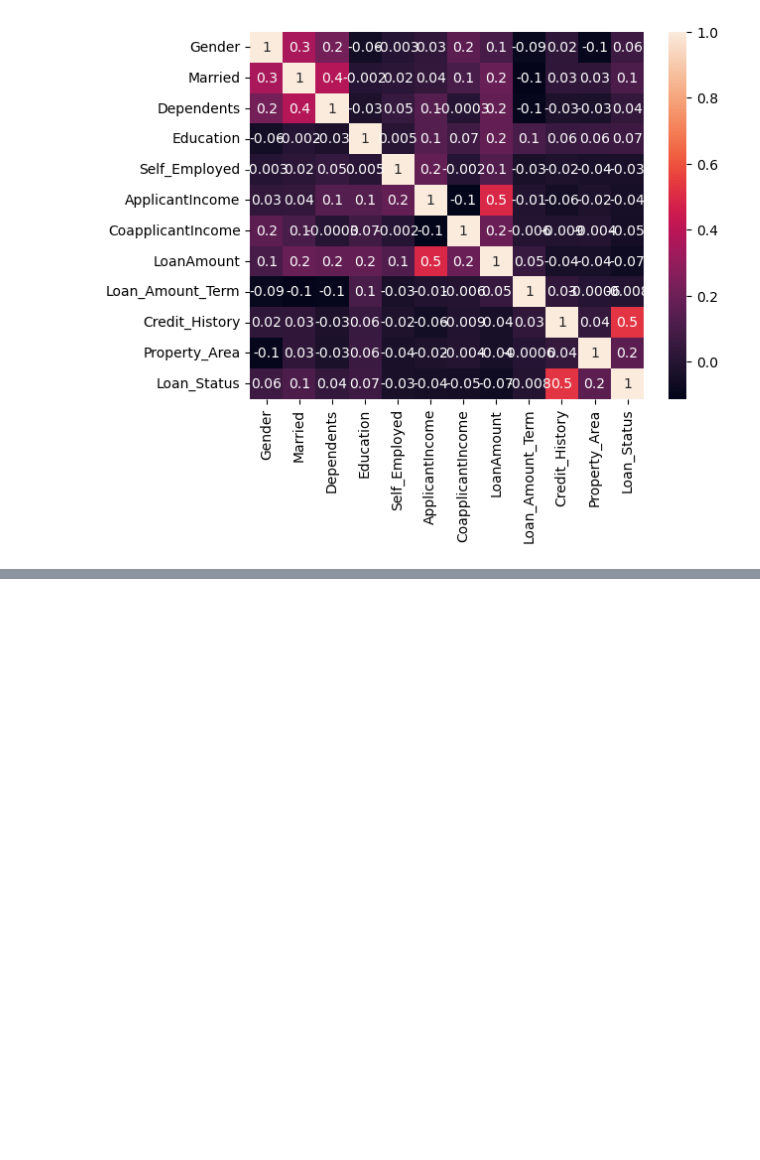
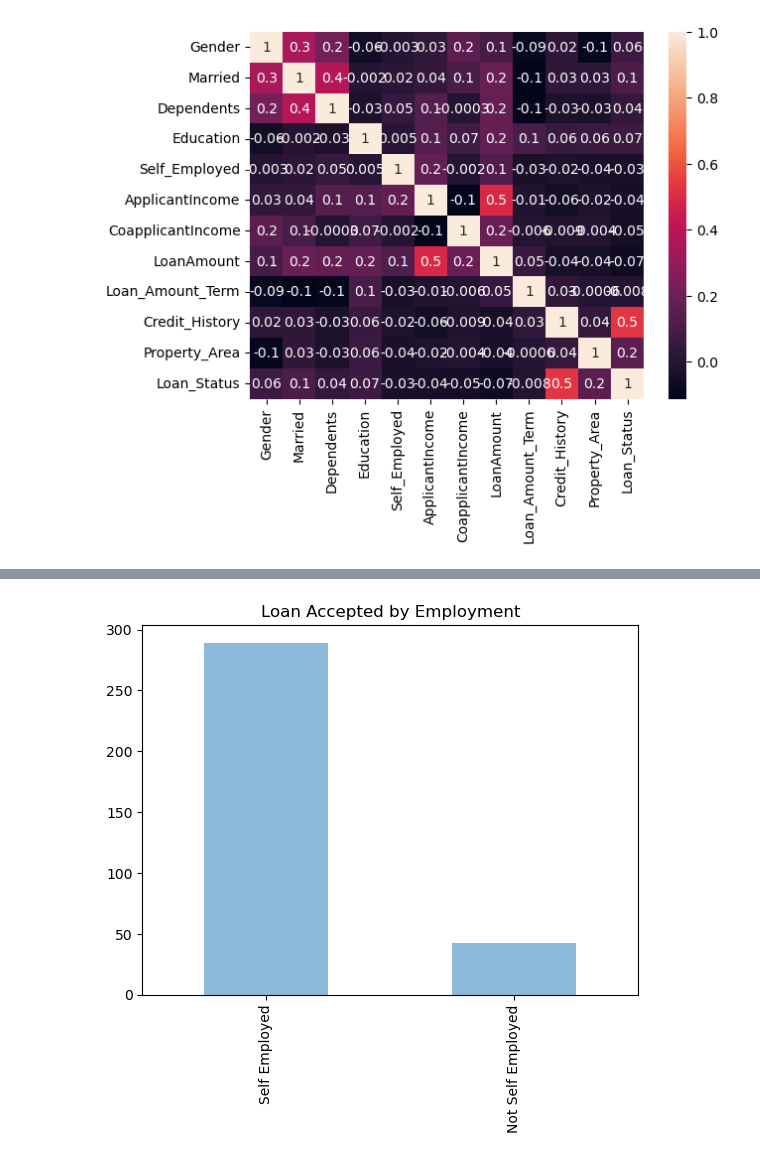
Before and after one commit to loughjo/ProgDataAnalysis-Project, a Jupyter notebook: ProgDataAnalysisProject.ipynb, the cells around one changed output, grey strips where cells are left out. Cells and saved outputs as stored; diff of their text form; code cells hidden in the pictures; blank space fills up the shorter version.

```diff
--- a/ProgDataAnalysisProject.ipynb
+++ b/ProgDataAnalysisProject.ipynb
@@ -401,0 +430,9 @@ plt.show()
+# %%
+loan_eligibility.Self_Employed[loan_eligibility.Loan_Status==1].value_counts(normalize = False).plot(kind='bar', alpha = 0.5)
+plt.title('Loan Accepted by Employment')
+employment=['Self Employed','Not Self Employed']
+pos = np.arange(len(employment))
+plt.xticks(pos, employment)
+plt.show()
+# %% [output]
+[figure, added]
```
Also changed, not shown: parts of 23 cells of this notebook.
